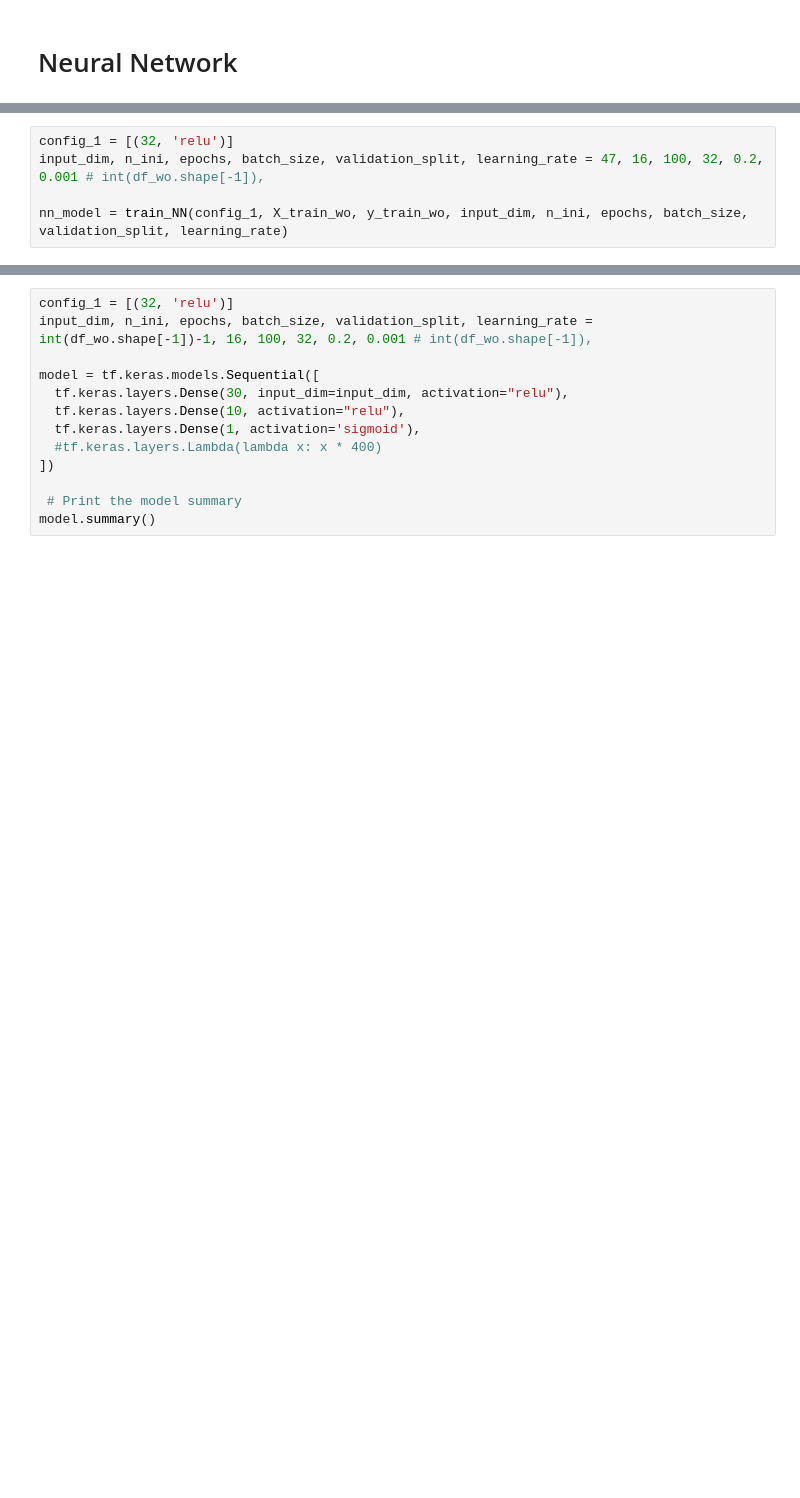
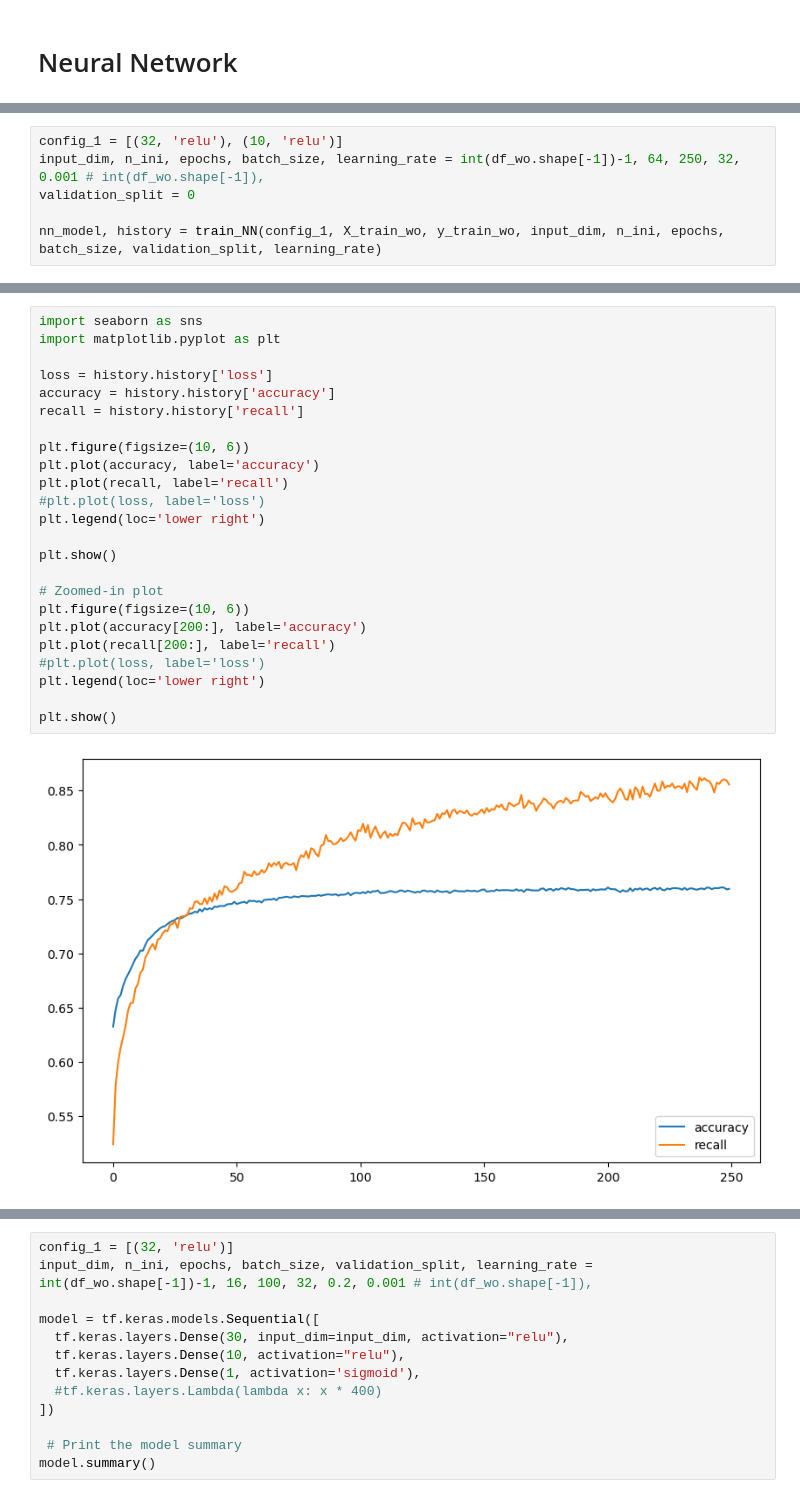
Before and after one commit to kkdsdesilva/diabetes-ucidata, a Jupyter notebook: notebooks/models/model_test.ipynb, the cells around one changed output, grey strips where cells are left out. Cells and saved outputs as stored; diff of their text form; blank space fills up the shorter version.

Commit message:
Added recall

```diff
--- a/notebooks/models/model_test.ipynb
+++ b/notebooks/models/model_test.ipynb
@@ -56,6 +89,7 @@ Data Standardized
 # %%
-config_1 = [(32, 'relu')]
-input_dim, n_ini, epochs, batch_size, validation_split, learning_rate = 47, 16, 100, 32, 0.2, 0.001 # int(df_wo.shape[-1]),
+config_1 = [(32, 'relu'), (10, 'relu')]
+input_dim, n_ini, epochs, batch_size, learning_rate = int(df_wo.shape[-1])-1, 64, 250, 32, 0.001 # int(df_wo.shape[-1]),
+validation_split = 0
 
-nn_model = train_NN(config_1, X_train_wo, y_train_wo, input_dim, n_ini, epochs, batch_size, validation_split, learning_rate)
+nn_model, history = train_NN(config_1, X_train_wo, y_train_wo, input_dim, n_ini, epochs, batch_size, validation_split, learning_rate)
 # %% [output]
@@ -62,0 +98,26 @@ Error:
+# %%
+import seaborn as sns
+import matplotlib.pyplot as plt
+
+loss = history.history['loss']
+accuracy = history.history['accuracy']
+recall = history.history['recall']
+
+plt.figure(figsize=(10, 6))
+plt.plot(accuracy, label='accuracy')
+plt.plot(recall, label='recall')
+#plt.plot(loss, label='loss')
+plt.legend(loc='lower right')
+
+plt.show()
+
+# Zoomed-in plot
+plt.figure(figsize=(10, 6))
+plt.plot(accuracy[200:], label='accuracy')
+plt.plot(recall[200:], label='recall')
+#plt.plot(loss, label='loss')
+plt.legend(loc='lower right')
+
+plt.show()
+# %% [output]
+[figure, added]
```
Also changed, not shown: parts of 7 cells of this notebook, 1 other file.
